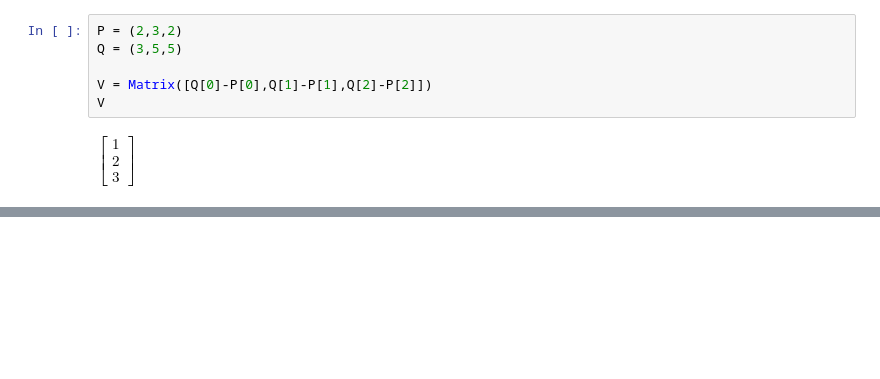
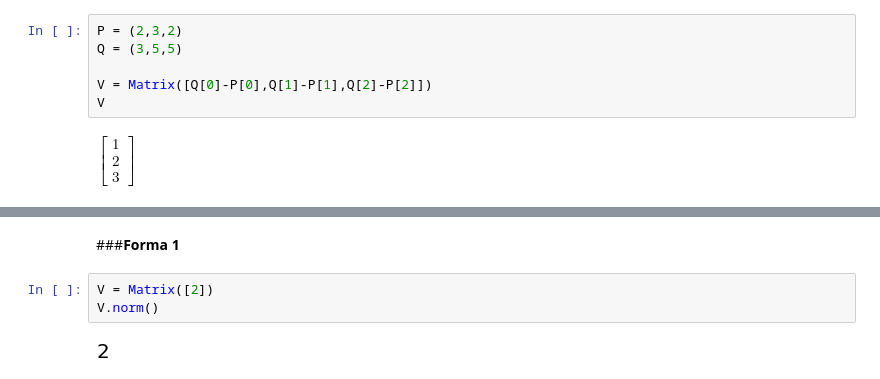
Before and after one commit to Santiago44mendez/ALGEBRA-LINEAL-CON-PYTHON, a Jupyter notebook: Álgebra_lineal_con_Python_Vectores,_operaciones_con_vectores,_rectas_y_planos_en_el_espacio.ipynb, the cells around one changed output, grey strips where cells are left out. Cells and saved outputs as stored; diff of their text form; blank space fills up the shorter version.

```diff
--- a/Álgebra_lineal_con_Python_Vectores,_operaciones_con_vectores,_rectas_y_planos_en_el_espacio.ipynb
+++ b/Álgebra_lineal_con_Python_Vectores,_operaciones_con_vectores,_rectas_y_planos_en_el_espacio.ipynb
@@ -166,0 +183,7 @@ $\displaystyle \left[\begin{matrix}1\\2\\3\end{matrix}\right]$
+# %% [markdown]
+###**Forma 1**
+# %%
+V = Matrix([2])
+V.norm()
+# %% [output]
+[figure, added]
```
Also changed, not shown: parts of 34 cells of this notebook.
